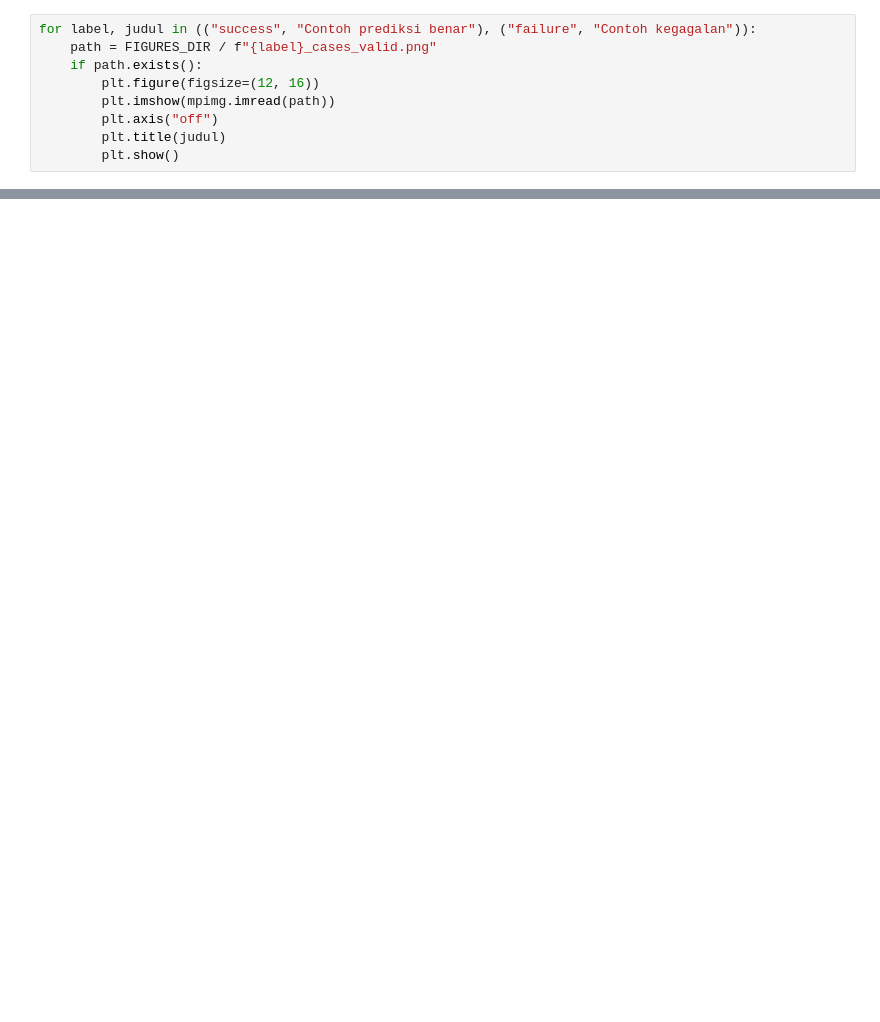
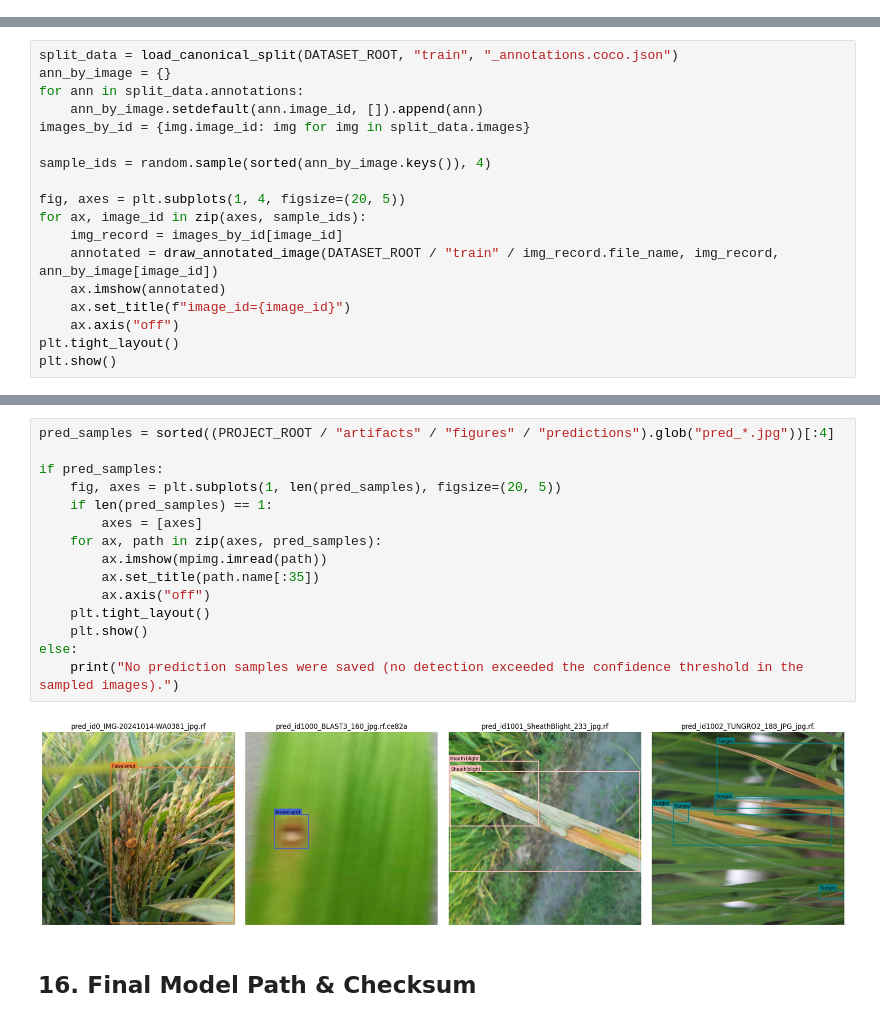
Before and after one commit to galiihajiip/agridata-telepati, a Jupyter notebook: notebooks/final_agriData_telepati8.ipynb, the cells around one changed output, grey strips where cells are left out. Saved outputs shown, nothing was run; the diff lists cells and outputs as text; blank space fills up the shorter version.

Commit message:
refactor(dataset): update experiments and outputs in final_agriData_telepati8.ipynb

```diff
--- a/notebooks/final_agriData_telepati8.ipynb
+++ b/notebooks/final_agriData_telepati8.ipynb
@@ -1305,9 +0,0 @@ print(f"Confidence threshold              : {examples_report['confidence_thresho
-# %%
-for label, judul in (("success", "Contoh prediksi benar"), ("failure", "Contoh kegagalan")):
-    path = FIGURES_DIR / f"{label}_cases_valid.png"
-    if path.exists():
-        plt.figure(figsize=(12, 16))
-        plt.imshow(mpimg.imread(path))
-        plt.axis("off")
-        plt.title(judul)
-        plt.show()
@@ -1642,0 +246,18 @@ python scripts/run_error_analysis.py --weights runs/detect/final/final_model/wei
+# %%
+split_data = load_canonical_split(DATASET_ROOT, "train", "_annotations.coco.json")
+ann_by_image = {}
+for ann in split_data.annotations:
+    ann_by_image.setdefault(ann.image_id, []).append(ann)
+images_by_id = {img.image_id: img for img in split_data.images}
+
+sample_ids = random.sample(sorted(ann_by_image.keys()), 4)
+
+fig, axes = plt.subplots(1, 4, figsize=(20, 5))
+for ax, image_id in zip(axes, sample_ids):
+    img_record = images_by_id[image_id]
+    annotated = draw_annotated_image(DATASET_ROOT / "train" / img_record.file_name, img_record, ann_by_image[image_id])
+    ax.imshow(annotated)
+    ax.set_title(f"image_id={image_id}")
+    ax.axis("off")
+plt.tight_layout()
+plt.show()
@@ -1642,0 +435,19 @@ python scripts/run_error_analysis.py --weights runs/detect/final/final_model/wei
+# %%
+pred_samples = sorted((PROJECT_ROOT / "artifacts" / "figures" / "predictions").glob("pred_*.jpg"))[:4]
+
+if pred_samples:
+    fig, axes = plt.subplots(1, len(pred_samples), figsize=(20, 5))
+    if len(pred_samples) == 1:
+        axes = [axes]
+    for ax, path in zip(axes, pred_samples):
+        ax.imshow(mpimg.imread(path))
+        ax.set_title(path.name[:35])
+        ax.axis("off")
+    plt.tight_layout()
+    plt.show()
+else:
+    print("No prediction samples were saved (no detection exceeded the confidence threshold in the sampled images).")
+# %% [output]
+[figure, added]
+# %% [markdown]
+## 16. Final Model Path & Checksum
```
Also changed, not shown: parts of 153 cells of this notebook.
